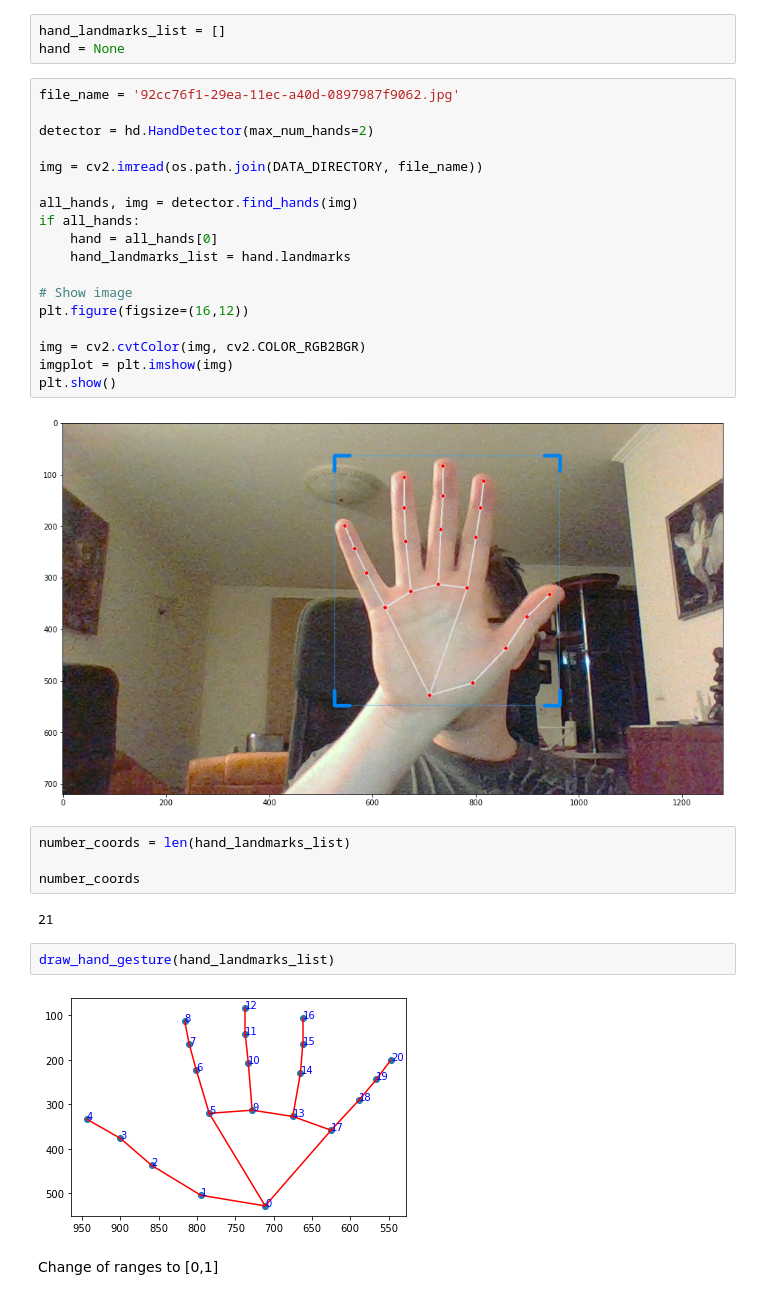
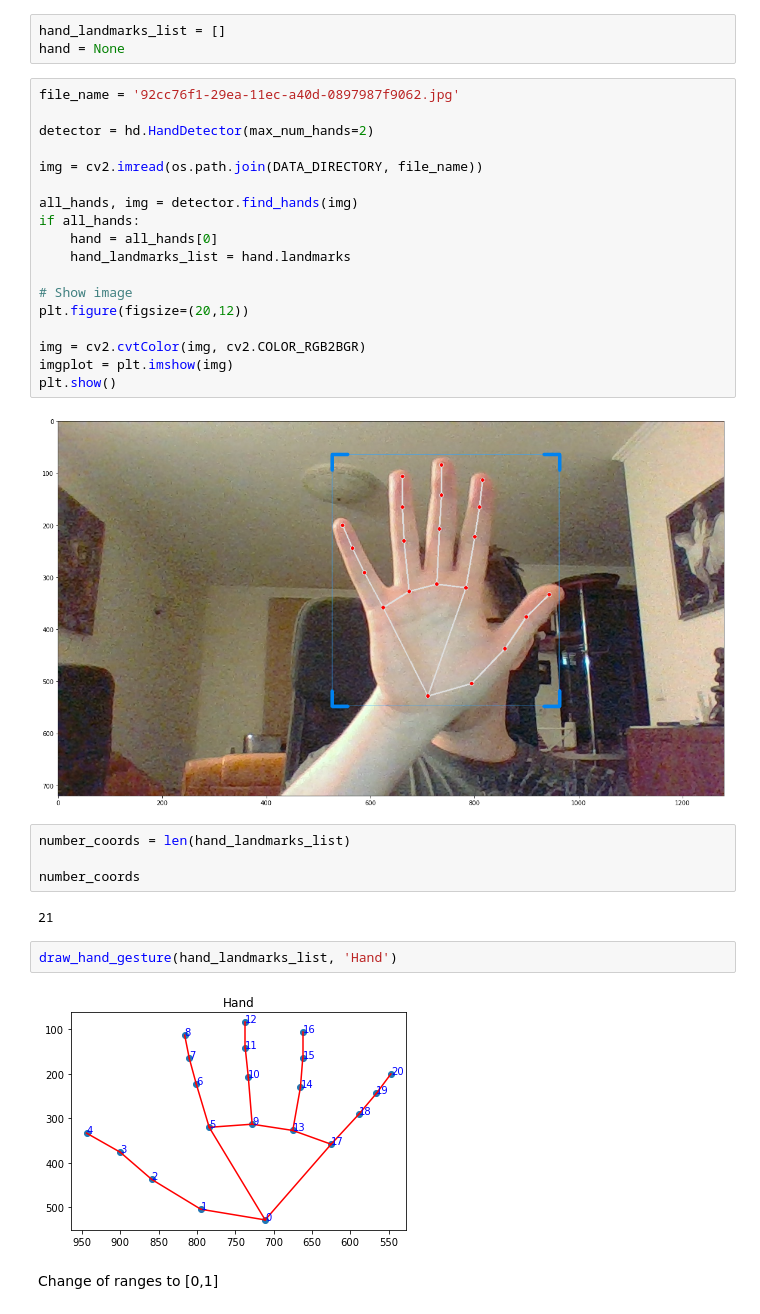
Before and after one commit to JanSzewczyk/hands-control-system, a Jupyter notebook: hands-gesture-classifier.ipynb, the cells around one changed output. Cells and saved outputs as stored; diff of their text form.

```diff
--- a/hands-gesture-classifier.ipynb
+++ b/hands-gesture-classifier.ipynb
@@ -146,13 +141,13 @@ if all_hands:
     hand_landmarks_list = hand.landmarks
 
 # Show image
-plt.figure(figsize=(16,12))
+plt.figure(figsize=(20,12))
 
 img = cv2.cvtColor(img, cv2.COLOR_RGB2BGR)
 imgplot = plt.imshow(img)
 plt.show()
 # %% [output]
-[figure, old version]
+[figure, new version]
 # %%
 number_coords = len(hand_landmarks_list)
 
@@ -160,9 +155,9 @@ number_coords
 # %% [output]
 21
 # %%
-draw_hand_gesture(hand_landmarks_list)
+draw_hand_gesture(hand_landmarks_list, 'Hand')
 # %% [output]
-[figure, old version]
+[figure, new version]
 # %% [markdown]
 Change of ranges to [0,1]
 # %%
```
Also changed, not shown: parts of 100 cells of this notebook, 2 other files.
